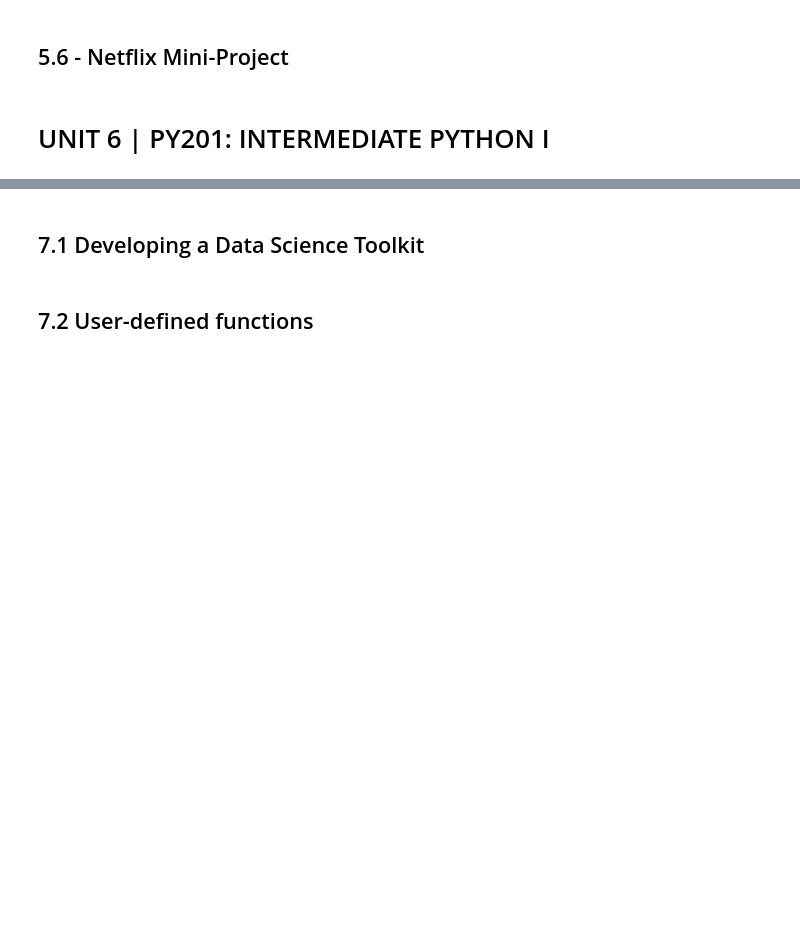
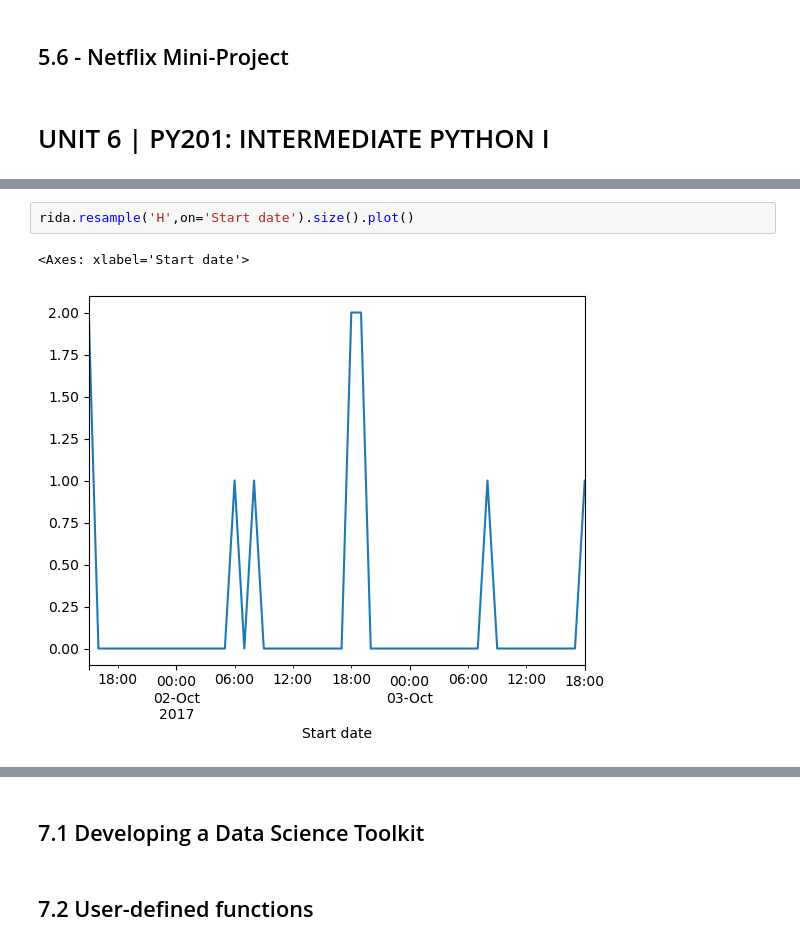
Before and after one commit to tbchuotmd/Springboard, a Jupyter notebook: Springboard-Curriculum.ipynb, the cells around one changed output, grey strips where cells are left out. Drawn from its saved outputs; the diff is of its cells as text; blank space fills up the shorter version.

```diff
--- a/Springboard-Curriculum.ipynb
+++ b/Springboard-Curriculum.ipynb
@@ -667,0 +1223,5 @@ def random_walk(walk_length):
+# %%
+rida.resample('H',on='Start date').size().plot()
+# %% [output]
+<Axes: xlabel='Start date'>
+[figure, added]
```
Also changed, not shown: parts of 98 cells of this notebook, 10 other files.
